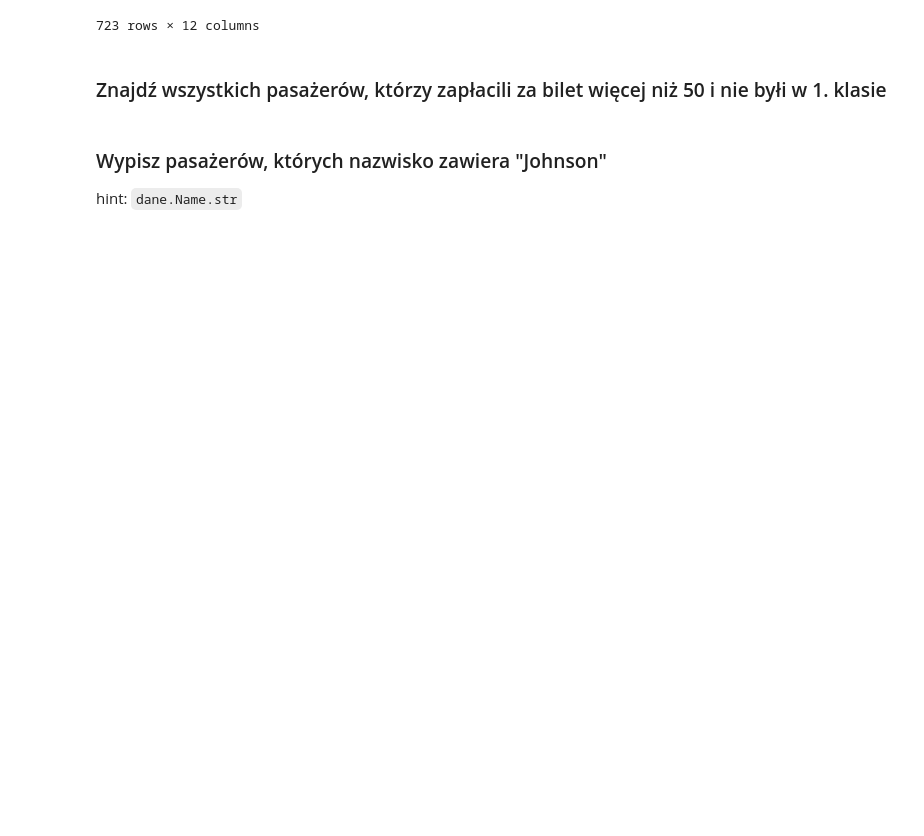
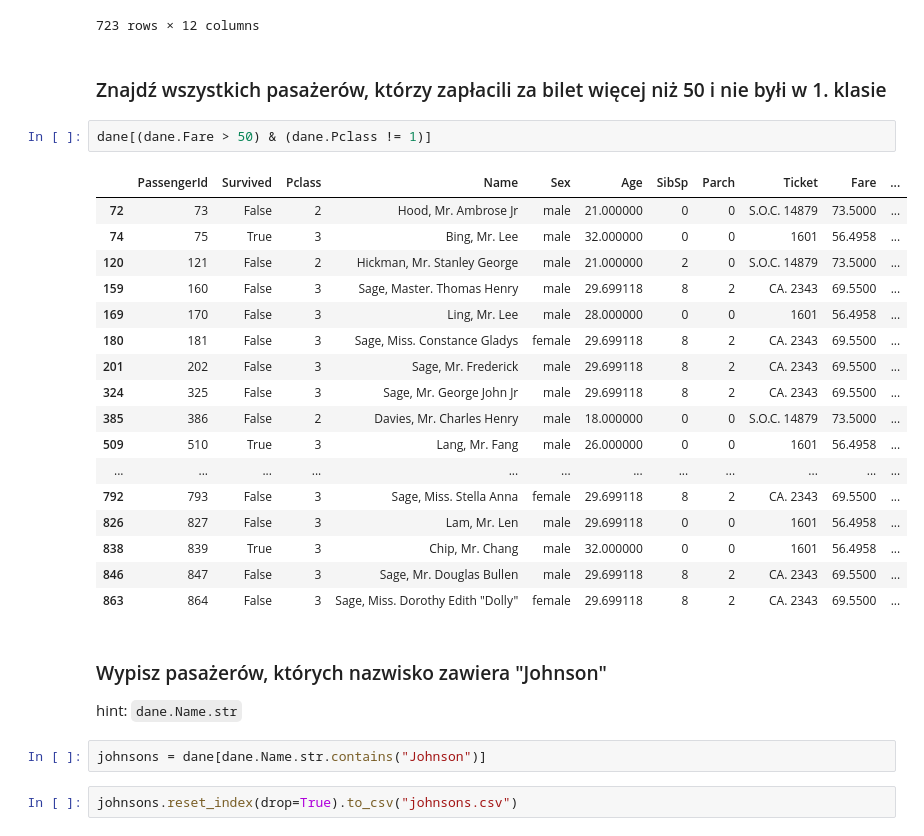
Before and after one commit to kadamekALX/python20220625, a Jupyter notebook: numpy_pandas/pandas.ipynb, the cells around one changed output. Cells and saved outputs as stored; diff of their text form; blank space fills up the shorter version.

```diff
--- a/numpy_pandas/pandas.ipynb
+++ b/numpy_pandas/pandas.ipynb
@@ -320,6 +320,30 @@ dane[(dane.Embarked == "S") | (dane.Embarked == "Q")]
 723 rows × 12 columns
 # %% [markdown]
 ### Znajdź wszystkich pasażerów, którzy zapłacili za bilet więcej niż 50 i nie byłi w 1. klasie
+# %%
+dane[(dane.Fare > 50) & (dane.Pclass != 1)]
+# %% [output]
+|  | PassengerId | Survived | Pclass | Name | Sex | Age | SibSp | Parch | Ticket | Fare | ... |
+| 72 | 73 | False | 2 | Hood, Mr. Ambrose Jr | male | 21.000000 | 0 | 0 | S.O.C. 14879 | 73.5000 | ... |
+| 74 | 75 | True | 3 | Bing, Mr. Lee | male | 32.000000 | 0 | 0 | 1601 | 56.4958 | ... |
+| 120 | 121 | False | 2 | Hickman, Mr. Stanley George | male | 21.000000 | 2 | 0 | S.O.C. 14879 | 73.5000 | ... |
+| 159 | 160 | False | 3 | Sage, Master. Thomas Henry | male | 29.699118 | 8 | 2 | CA. 2343 | 69.5500 | ... |
+| 169 | 170 | False | 3 | Ling, Mr. Lee | male | 28.000000 | 0 | 0 | 1601 | 56.4958 | ... |
+| 180 | 181 | False | 3 | Sage, Miss. Constance Gladys | female | 29.699118 | 8 | 2 | CA. 2343 | 69.5500 | ... |
+| 201 | 202 | False | 3 | Sage, Mr. Frederick | male | 29.699118 | 8 | 2 | CA. 2343 | 69.5500 | ... |
+| 324 | 325 | False | 3 | Sage, Mr. George John Jr | male | 29.699118 | 8 | 2 | CA. 2343 | 69.5500 | ... |
+| 385 | 386 | False | 2 | Davies, Mr. Charles Henry | male | 18.000000 | 0 | 0 | S.O.C. 14879 | 73.5000 | ... |
+| 509 | 510 | True | 3 | Lang, Mr. Fang | male | 26.000000 | 0 | 0 | 1601 | 56.4958 | ... |
+| ... | ... | ... | ... | ... | ... | ... | ... | ... | ... | ... | ... |
+| 792 | 793 | False | 3 | Sage, Miss. Stella Anna | female | 29.699118 | 8 | 2 | CA. 2343 | 69.5500 | ... |
+| 826 | 827 | False | 3 | Lam, Mr. Len | male | 29.699118 | 0 | 0 | 1601 | 56.4958 | ... |
+| 838 | 839 | True | 3 | Chip, Mr. Chang | male | 32.000000 | 0 | 0 | 1601 | 56.4958 | ... |
+| 846 | 847 | False | 3 | Sage, Mr. Douglas Bullen | male | 29.699118 | 8 | 2 | CA. 2343 | 69.5500 | ... |
+| 863 | 864 | False | 3 | Sage, Miss. Dorothy Edith "Dolly" | female | 29.699118 | 8 | 2 | CA. 2343 | 69.5500 | ... |
 # %% [markdown]
 ### Wypisz pasażerów, których nazwisko zawiera "Johnson"
 hint: `dane.Name.str`
+# %%
+johnsons = dane[dane.Name.str.contains("Johnson")]
+# %%
+johnsons.reset_index(drop=True).to_csv("johnsons.csv")
```
Also changed, not shown: parts of 4 cells of this notebook.
